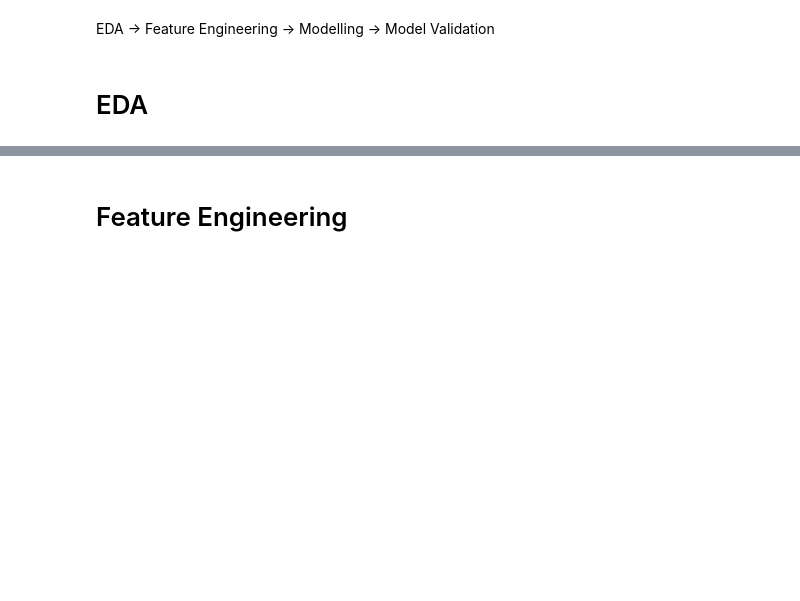
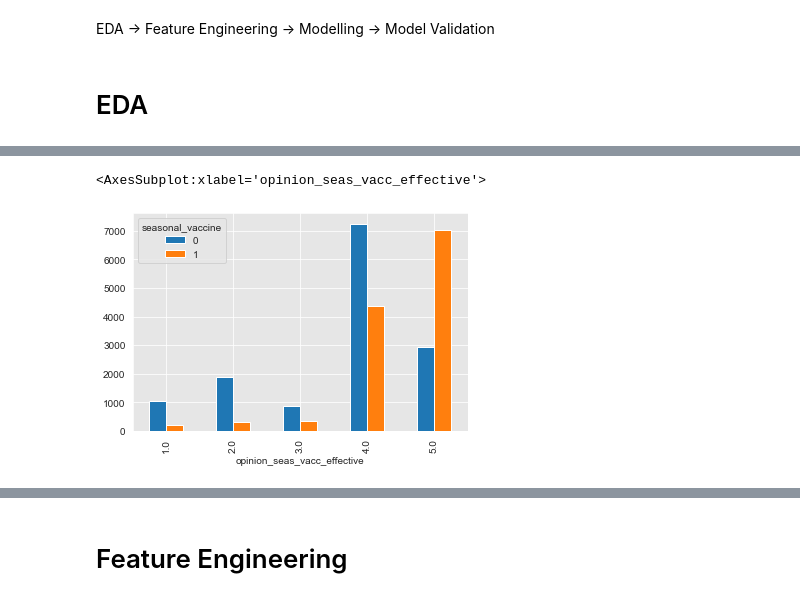
Before and after one commit to rredd002/Flu-Analysis, a Jupyter notebook: notebook.ipynb, the cells around one changed output, grey strips where cells are left out. Drawn from its saved outputs; the diff is of its cells as text; code cells hidden in the pictures; blank space fills up the shorter version.

```diff
--- a/notebook.ipynb
+++ b/notebook.ipynb
@@ -20,0 +64,6 @@ survey_data = cleaned_train_features.merge(right=train_labels, how='inner', on='
+# %%
+vaccine_by_opinion_seas_vacc_effective = survey_data.groupby(['opinion_seas_vacc_effective', 'seasonal_vaccine'])['seasonal_vaccine'].count()
+vaccine_by_opinion_seas_vacc_effective.unstack().plot(kind='bar')
+# %% [output]
+<AxesSubplot:xlabel='opinion_seas_vacc_effective'>
+[figure, added]
```
Also changed, not shown: parts of 24 cells of this notebook.
